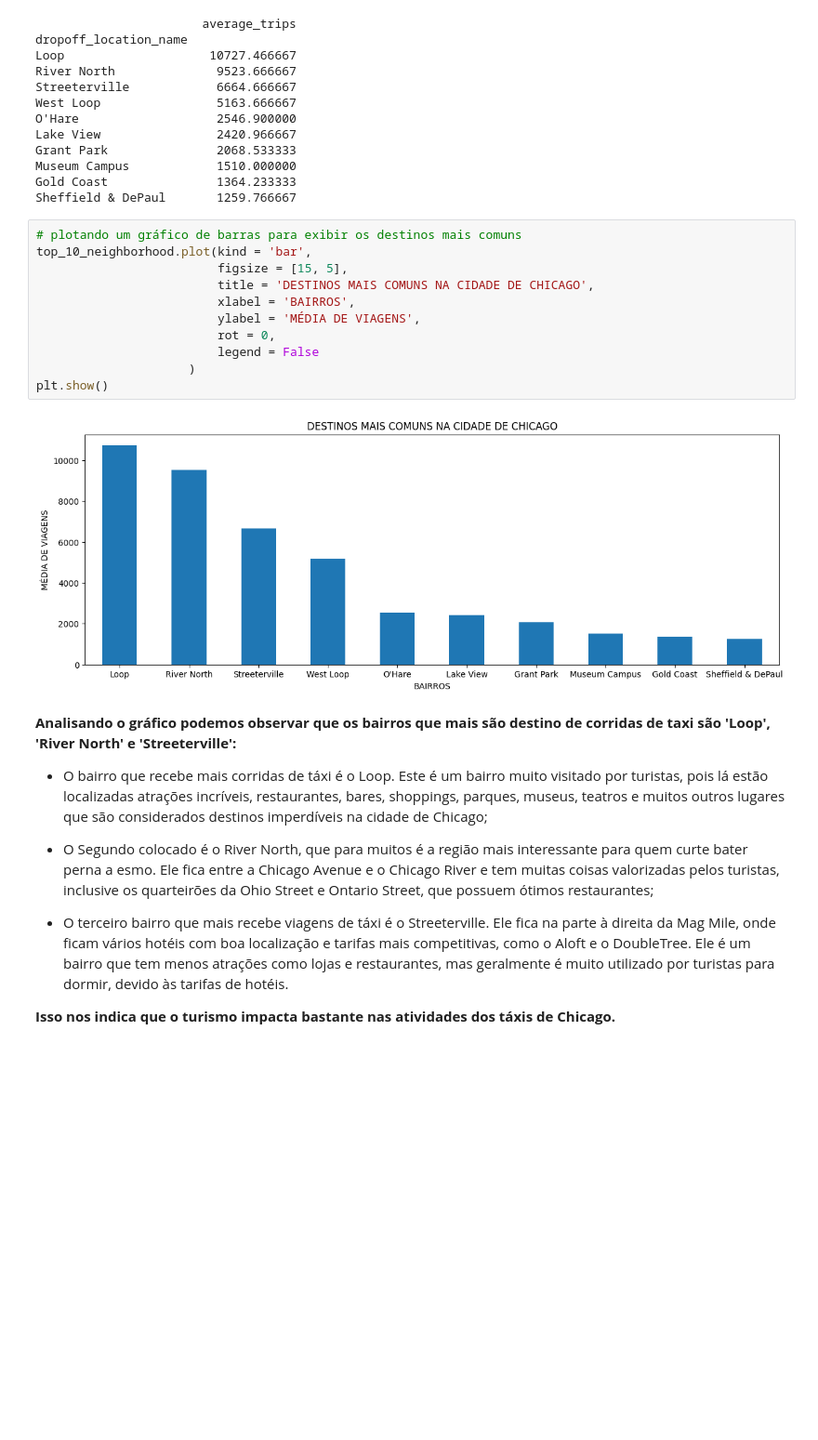
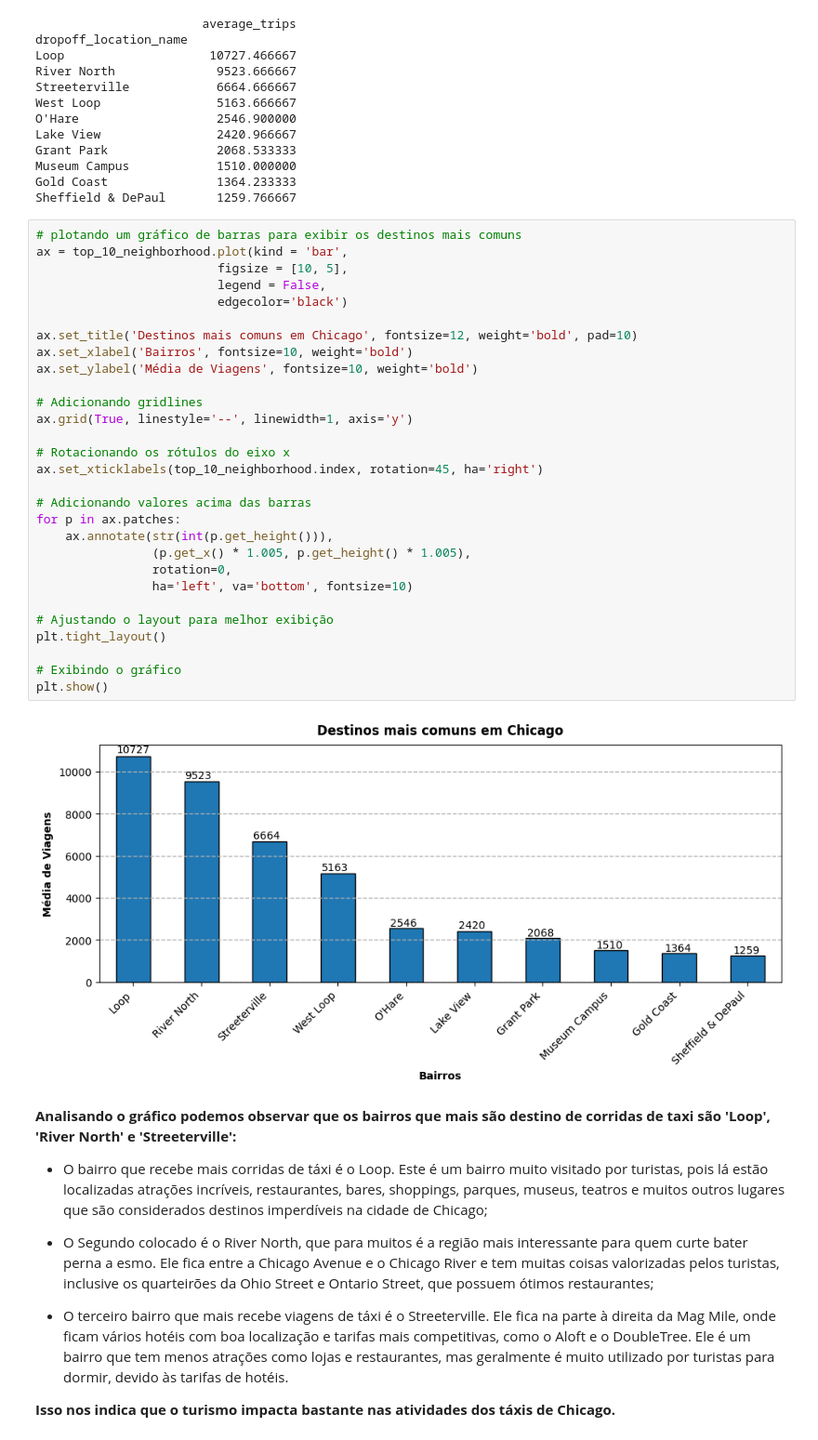
Before and after one commit to Rosental14/Zuber, a Jupyter notebook: projeto_zuber.ipynb, the cells around one changed output. Shown at 93% size. Drawn from its saved outputs; the diff is of its cells as text; blank space fills up the shorter version.

```diff
--- a/projeto_zuber.ipynb
+++ b/projeto_zuber.ipynb
@@ -169,19 +185,37 @@ Grant Park               2068.533333
 Museum Campus            1510.000000
 Gold Coast               1364.233333
 Sheffield & DePaul       1259.766667
-# %%
-# plotando um gráfico de barras para exibir os destinos mais comuns
-top_10_neighborhood.plot(kind = 'bar',
-                         figsize = [15, 5],
-                         title = 'DESTINOS MAIS COMUNS NA CIDADE DE CHICAGO',
-                         xlabel = 'BAIRROS',
-                         ylabel = 'MÉDIA DE VIAGENS',
-                         rot = 0,
-                         legend = False
-                     )
-plt.show()
-# %% [output]
-[figure, removed]
+# %%
+# plotando um gráfico de barras para exibir os destinos mais comuns
+ax = top_10_neighborhood.plot(kind = 'bar',
+                         figsize = [10, 5],
+                         legend = False,
+                         edgecolor='black')
+
+ax.set_title('Destinos mais comuns em Chicago', fontsize=12, weight='bold', pad=10)
+ax.set_xlabel('Bairros', fontsize=10, weight='bold')
+ax.set_ylabel('Média de Viagens', fontsize=10, weight='bold')
+
+# Adicionando gridlines
+ax.grid(True, linestyle='--', linewidth=1, axis='y')
+
+# Rotacionando os rótulos do eixo x
+ax.set_xticklabels(top_10_neighborhood.index, rotation=45, ha='right')
+
+# Adicionando valores acima das barras
+for p in ax.patches:
+    ax.annotate(str(int(p.get_height())),
+                (p.get_x() * 1.005, p.get_height() * 1.005),
+                rotation=0,
+                ha='left', va='bottom', fontsize=10)
+
+# Ajustando o layout para melhor exibição
+plt.tight_layout()
+
+# Exibindo o gráfico
+plt.show()
+# %% [output]
+[figure, added]
 # %% [markdown]
 **Analisando o gráfico podemos observar que os bairros que mais são destino de corridas de taxi são 'Loop', 'River North' e 'Streeterville':**
 
```
Also changed, not shown: parts of 7 cells of this notebook.
